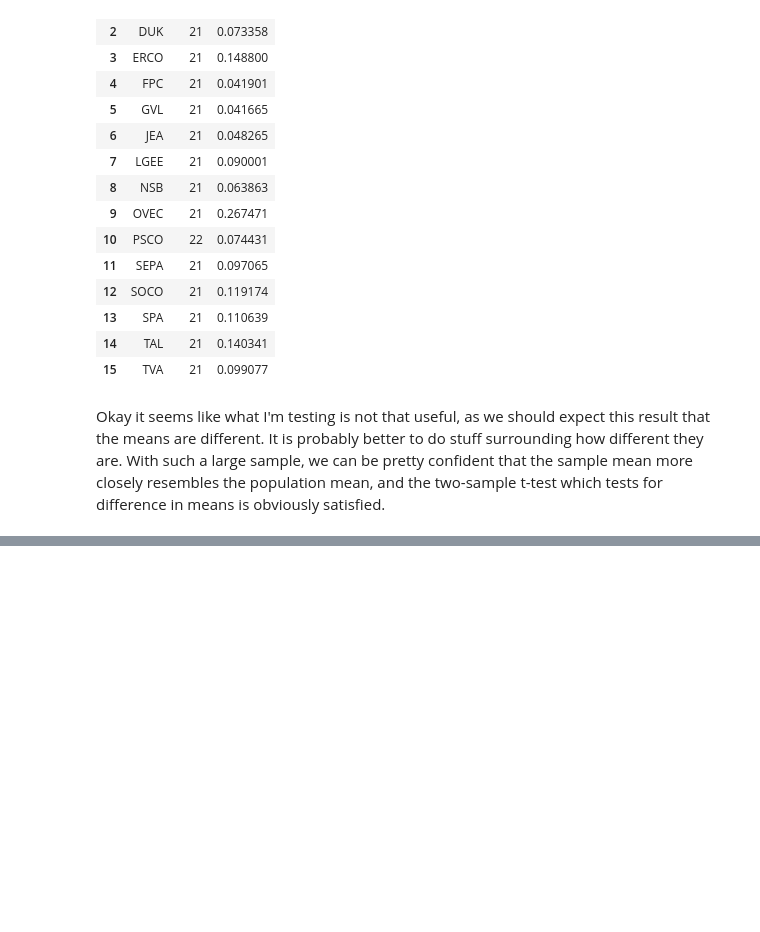
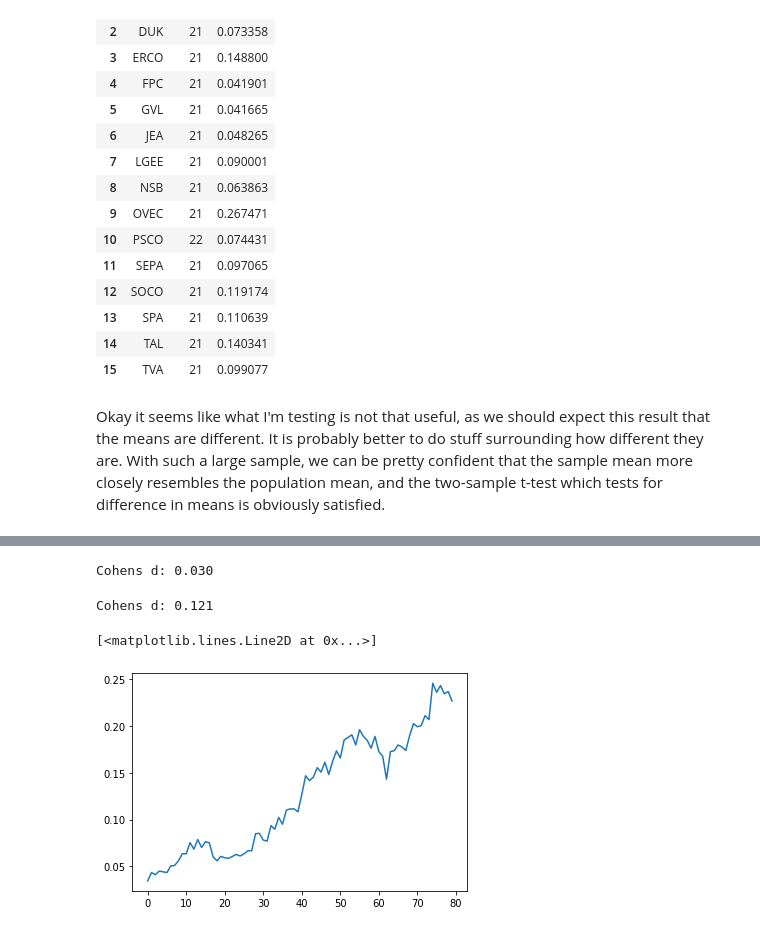
Before and after one commit to IMMM-SFA/misha_code, a Jupyter notebook: divergence_testing.ipynb, the cells around one changed output, grey strips where cells are left out. Saved outputs shown, nothing was run; the diff lists cells and outputs as text; code cells hidden in the pictures; blank space fills up the shorter version.

```diff
--- a/divergence_testing.ipynb
+++ b/divergence_testing.ipynb
@@ -285,3 +301,63 @@ Sample does not look Gaussian (reject H0)
         # print(name + ' Sample looks Gaussian (fail to reject H0)')
     # else:
         # print(name + ' Sample does not look Gaussian (reject H0)')
+# %%
+hot_aec_2020 = pd.read_csv(r'C:\projects\CONUS_TGW_WRF_SSP585_HOT\CONUS_TGW_WRF_SSP585_HOT\AEC_WRF_Hourly_Mean_Meteorology_2020.csv', index_col = None, header = 0)
+cold_aec_2020 = pd.read_csv(r'C:\projects\CONUS_TGW_WRF_SSP585_COLD\CONUS_TGW_WRF_SSP585_COLD\AEC_WRF_Hourly_Mean_Meteorology_2020.csv', index_col = None, header = 0)
+
+def cohen_d(d1, d2):
+    # calculate the size of samples
+    n1, n2 = len(d1), len(d2)
+    # calculate the variance of the samples
+    s1, s2 = np.var(d1, ddof=1), np.var(d2, ddof=1)
+    # calculate the pooled standard deviation
+    s = np.sqrt(((n1 - 1) * s1 + (n2 - 1) * s2) / (n1 + n2 - 2))
+    # calculate the means of the samples
+    u1, u2 = np.mean(d1), np.mean(d2)
+    # calculate the effect size
+    return (u1 - u2) / s
+
+d = cohend(hot_aec_2020['T2'], cold_aec_2020['T2'])
+print('Cohens d: %.3f' % d)
+# %% [output]
+Cohens d: 0.030
+# %%
+hot_aec_2060 = pd.read_csv(r'C:\projects\CONUS_TGW_WRF_SSP585_HOT\CONUS_TGW_WRF_SSP585_HOT\AEC_WRF_Hourly_Mean_Meteorology_2060.csv', index_col = None, header = 0)
+cold_aec_2060 = pd.read_csv(r'C:\projects\CONUS_TGW_WRF_SSP585_COLD\CONUS_TGW_WRF_SSP585_COLD\AEC_WRF_Hourly_Mean_Meteorology_2060.csv', index_col = None, header = 0)
+
+d2 = cohend(hot_aec_2060['T2'], cold_aec_2060['T2'])
+print('Cohens d: %.3f' % d2)
+# %% [output]
+Cohens d: 0.121
+# %%
+def cohen_d_BA(input_BA): # do input_BA as a string e.g. 'AEC'
+
+    # get list of files for each scenario
+    list_of_hot_files = glob.glob(os.path.join(r'C:\projects\CONUS_TGW_WRF_SSP585_HOT\CONUS_TGW_WRF_SSP585_HOT', f'{input_BA}_*.csv'))
+    list_of_cold_files = glob.glob(os.path.join(r'C:\projects\CONUS_TGW_WRF_SSP585_COLD\CONUS_TGW_WRF_SSP585_COLD', f'{input_BA}_*.csv'))
+
+    # prepare dataframe for cohen's d
+    years_list = list(range(20, 100))
+    cohen_d_df = pd.DataFrame(years_list, columns = ['Year'])
+
+    all_cohen_d = []
+    # run a for loop returning Cohen's d for each year
+    for file_index in range(len(list_of_hot_files)):
+        hot_df = pd.read_csv(list_of_hot_files[file_index])
+        cold_df = pd.read_csv(list_of_cold_files[file_index])
+
+        # call cohen_d function for each year
+        year_cohen_d = cohen_d(hot_df['T2'], cold_df['T2'])
+        all_cohen_d.append(year_cohen_d)
+
+    # add all_cohen_d to dataframe
+    cohen_d_df['Cohen_d'] = all_cohen_d
+
+    return cohen_d_df
+# %%
+azps = cohen_d_BA('AZPS')
+# %%
+plt.plot(azps['Cohen_d'])
+# %% [output]
+[<matplotlib.lines.Line2D at 0x...>]
+[figure, added]
```
Also changed, not shown: parts of 12 cells of this notebook.
